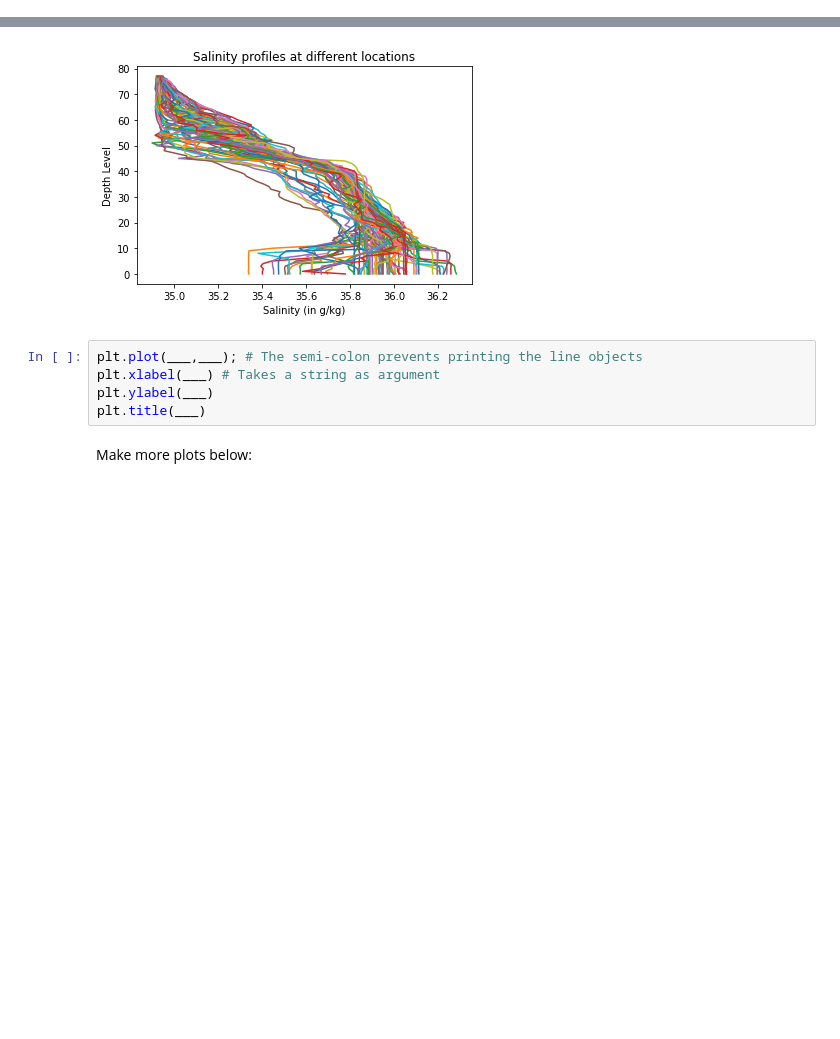
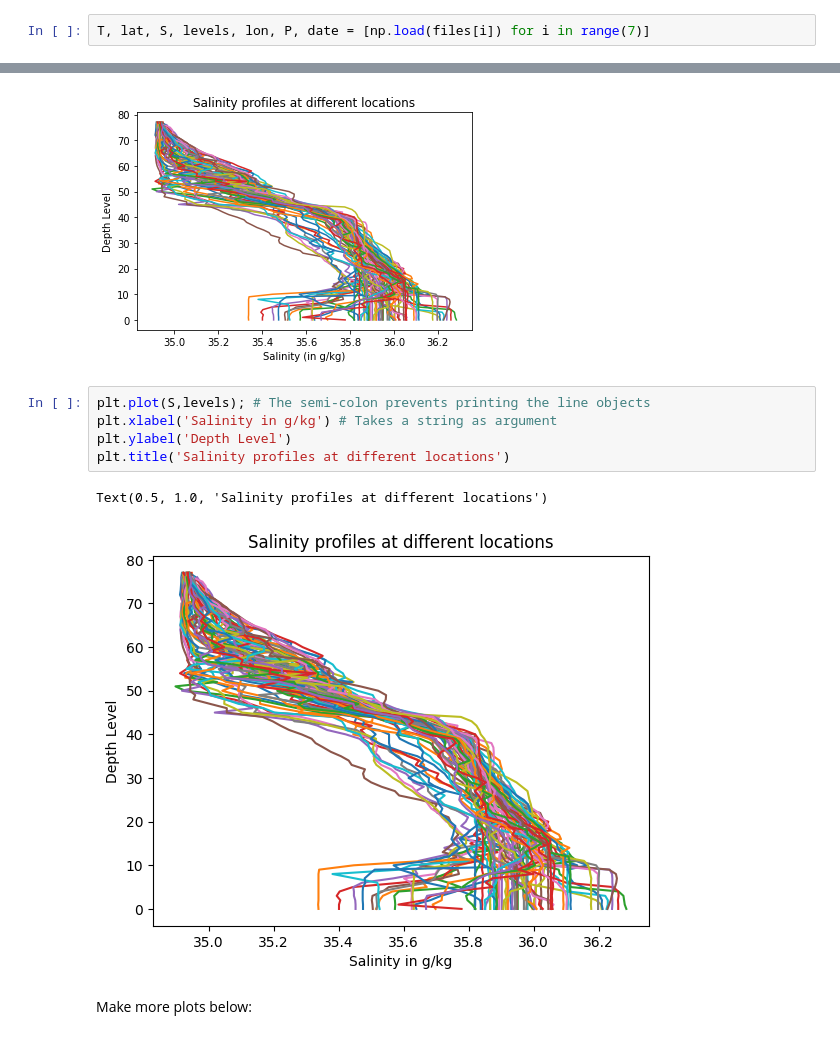
Before and after one commit to svoll1105/2025_Intro_Python, a Jupyter notebook: notebook/W2_S1.ipynb, the cells around one changed output, grey strips where cells are left out. Drawn from its saved outputs; the diff is of its cells as text; blank space fills up the shorter version.

```diff
--- a/notebook/W2_S1.ipynb
+++ b/notebook/W2_S1.ipynb
@@ -60,0 +104,2 @@ ___,___,___,___,___,___,___ = [np.___(___[___]) for ___ in range(___)]
+# %%
+T, lat, S, levels, lon, P, date = [np.load(files[i]) for i in range(7)]
@@ -163,9 +268,12 @@ Hint 2: Each plot should have a line for each column of data. It will look messy
 # %% [markdown]
 ![Salinity_example.png](embedded-picture-1)
 # %%
-plt.plot(___,___); # The semi-colon prevents printing the line objects
-plt.xlabel(___) # Takes a string as argument
-plt.ylabel(___)
-plt.title(___)
+plt.plot(S,levels); # The semi-colon prevents printing the line objects
+plt.xlabel('Salinity in g/kg') # Takes a string as argument
+plt.ylabel('Depth Level')
+plt.title('Salinity profiles at different locations')
+# %% [output]
+Text(0.5, 1.0, 'Salinity profiles at different locations')
+[figure, added]
 # %% [markdown]
 Make more plots below:
```
Also changed, not shown: parts of 35 cells of this notebook.
